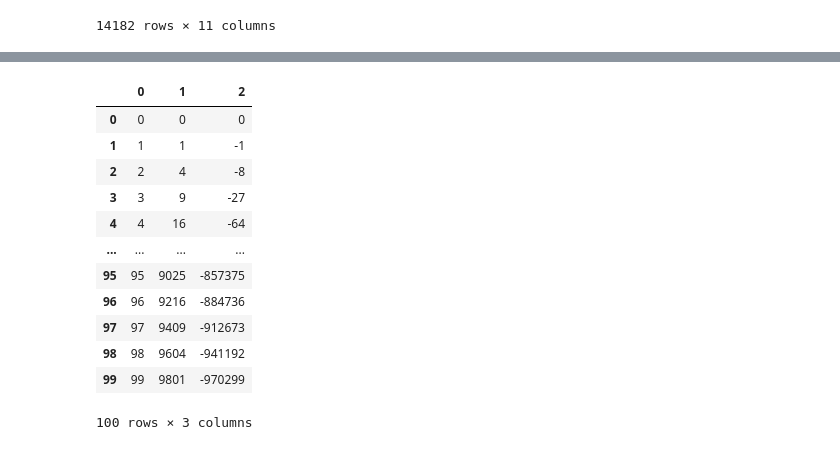
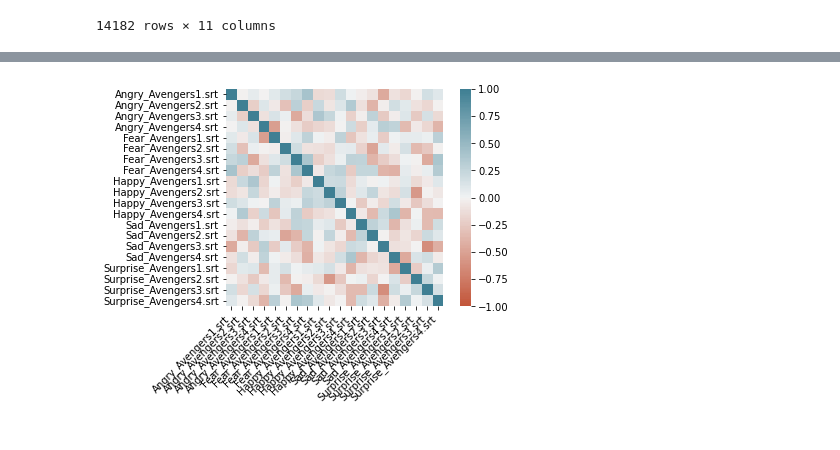
Before and after one commit to srinivasraodaru/Movie-Subtitles-Analysis, a Jupyter notebook: preprocessing.ipynb, the cells around one changed output, grey strips where cells are left out. Saved outputs shown, nothing was run; the diff lists cells and outputs as text; code cells hidden in the pictures.

```diff
--- a/preprocessing.ipynb
+++ b/preprocessing.ipynb
@@ -232,16 +283,33 @@ Text(0.5, 1.0, 'Iron.Man.srt')
-# %%
-d
-# %% [output]
-|  | 0 | 1 | 2 |
-| 0 | 0 | 0 | 0 |
-| 1 | 1 | 1 | -1 |
-| 2 | 2 | 4 | -8 |
-| 3 | 3 | 9 | -27 |
-| 4 | 4 | 16 | -64 |
-| ... | ... | ... | ... |
-| 95 | 95 | 9025 | -857375 |
-| 96 | 96 | 9216 | -884736 |
-| 97 | 97 | 9409 | -912673 |
-| 98 | 98 | 9604 | -941192 |
-| 99 | 99 | 9801 | -970299 |
-100 rows × 3 columns
+# %%
+##Iron Man Movie
+
+# iron_movies = ["Iron.Man.srt","Iron.Man.2.srt","Iron.Man.3.srt"]
+# iron_movies_1 = ["Iron_Man","Iron_Man_2","Iron_Man_3"]
+
+# movies = ["Avengers1.srt","Avengers2.srt","Avengers3.srt","Avengers4.srt"]
+# movies_1 = ["Avengers1.srt","Avengers2.srt","Avengers3.srt","Avengers4.srt"]
+iron_df = pd.DataFrame(range(n_scenes))
+for m,mn in zip(movies,movies_1):
+    iron_df = pd.concat([iron_df, emotion_dict[m]], axis=1, join="inner")
+    for e in emotions:
+        iron_df = iron_df.rename(columns={e:(e+'_'+mn)})
+# %%
+
+iron_df.drop(columns=iron_df.columns[0],
+        axis=1,
+        inplace=True)
+iron_df = iron_df.reindex(sorted(iron_df.columns), axis=1)
+corr = iron_df.corr()
+ax = sns.heatmap(
+    corr,
+    vmin=-1, vmax=1, center=0,
+    cmap=sns.diverging_palette(20, 220, n=200),
+    square=True
+)
+ax.set_xticklabels(
+    ax.get_xticklabels(),
+    rotation=45,
+    horizontalalignment='right'
+);
+# %% [output]
+[figure, added]
```
Also changed, not shown: parts of 33 cells of this notebook, 6 other files.
